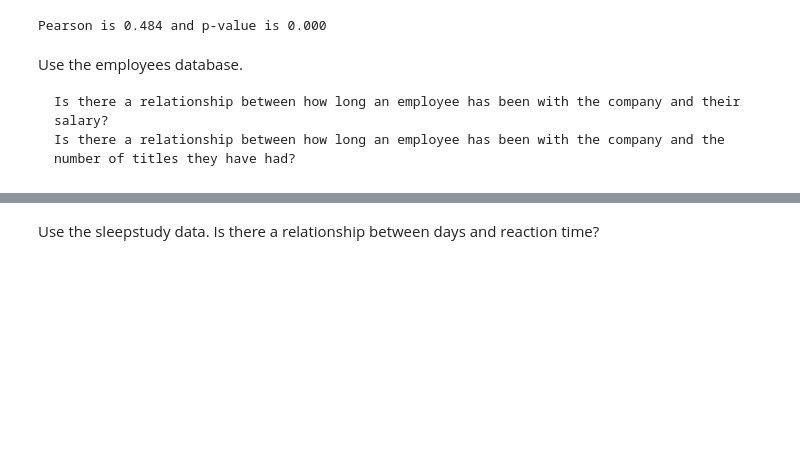
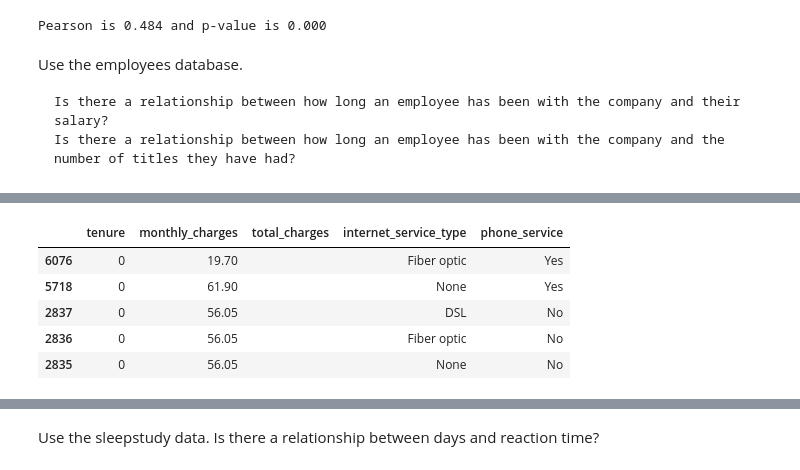
Before and after one commit to JulesMorris/statistics-exercises, a Jupyter notebook: correlation_exercises.ipynb, the cells around one changed output, grey strips where cells are left out. Drawn from its saved outputs; the diff is of its cells as text; code cells hidden in the pictures; blank space fills up the shorter version.

```diff
--- a/correlation_exercises.ipynb
+++ b/correlation_exercises.ipynb
@@ -224,0 +264,9 @@ Use the employees database.
+# %%
+df.sort_values(by = 'total_charges').head()
+# %% [output]
+|  | tenure | monthly_charges | total_charges | internet_service_type | phone_service |
+| 6076 | 0 | 19.70 |  | Fiber optic | Yes |
+| 5718 | 0 | 61.90 |  | None | Yes |
+| 2837 | 0 | 56.05 |  | DSL | No |
+| 2836 | 0 | 56.05 |  | Fiber optic | No |
+| 2835 | 0 | 56.05 |  | None | No |
```
Also changed, not shown: parts of 20 cells of this notebook.
